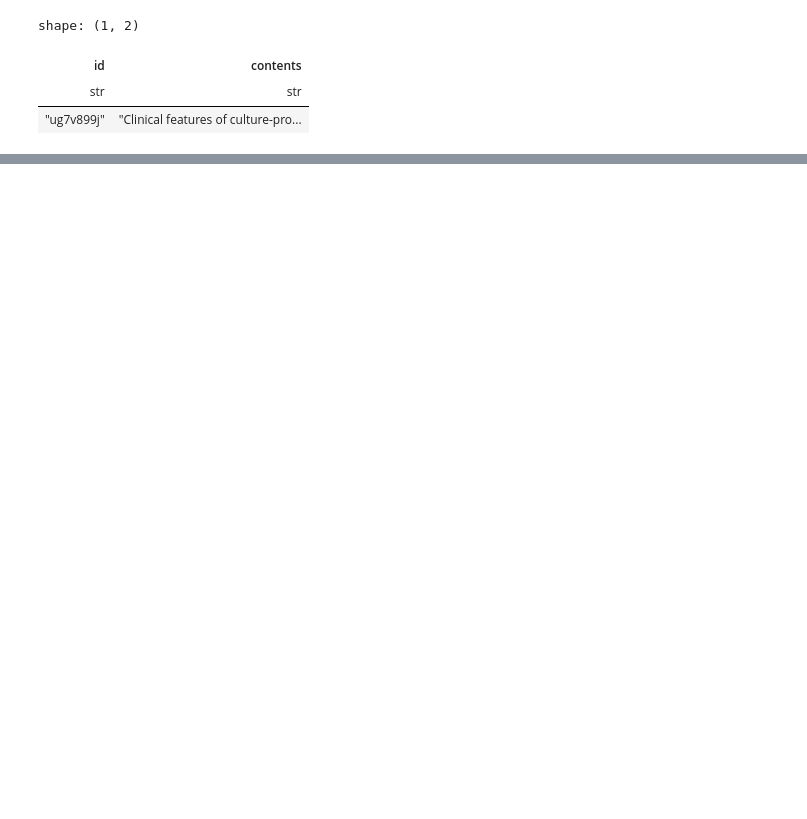
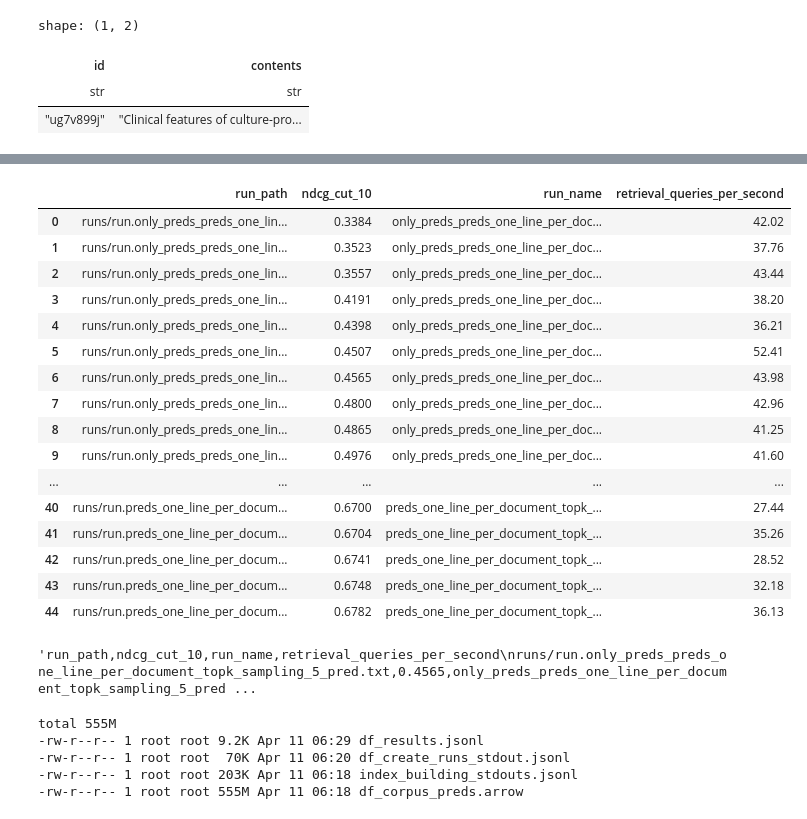
Before and after one commit to marcospiau/ia368-dd-dl4ir, a Jupyter notebook: aula05-doc2query/aula05_doc2query_indexing_eval.ipynb, the cells around one changed output, grey strips where cells are left out. Cells and saved outputs as stored; diff of their text form; code cells hidden in the pictures; blank space fills up the shorter version.

```diff
--- a/aula05-doc2query/aula05_doc2query_indexing_eval.ipynb
+++ b/aula05-doc2query/aula05_doc2query_indexing_eval.ipynb
@@ -660,0 +829,14 @@ index_build_fns = {
+# %%
+%%time
+!mkdir -pv runs/
+
+create_runs_stdouts = []
+for index_dir in tqdm(list(Path('indexes').iterdir())):
+    create_runs_stdouts.append({
+        'index_dir': index_dir.name,
+        'search_results_stdout': create_run(
+            index_dir=index_dir,
+            topics_path='trec-covid-queries_trec_format.txt',
+            results_path=Path('runs') / f'run.{index_dir.name}.txt'
+        )
+    })
@@ -660,0 +847,6 @@ index_build_fns = {
+# %%
+df_create_runs_stdout = pl.DataFrame(create_runs_stdouts)
+df_create_runs_stdout = df_create_runs_stdout.with_columns(
+    pl.col('search_results_stdout').str.extract('(.*?)~(.*?) q/s', 2)
+    .apply(float).alias('retrieval_queries_per_second'))
+df_create_runs_stdout
@@ -660,0 +894,19 @@ index_build_fns = {
+# %%
+eval_metrics_fn = functools.partial(
+    get_trec_eval_metrics,
+    '-c -m ndcg_cut.10',
+    'trec-covid-qrels_trec_format.txt'
+)
+# %%
+%%time
+df_results = pl.Series(map(str, Path('runs').iterdir())).to_frame('run_path')
+df_results = df_results.with_columns(pl.col('run_path').apply(eval_metrics_fn).alias('metrics'))
+df_results = (df_results
+              .unnest('metrics')
+              .with_columns(pl.col('ndcg_cut_10').apply(float)))
+df_results = df_results.with_columns(pl.col('run_path').str.extract('/run.(.*?).txt').alias('run_name'))
+df_results = df_results.join(
+    df_create_runs_stdout.select(pl.col('index_dir').alias('run_name'),
+                                 'retrieval_queries_per_second'),
+                             on='run_name', how='left')
+df_results
@@ -660,0 +935,33 @@ index_build_fns = {
+# %%
+df_results.sort('ndcg_cut_10').to_pandas()
+# %% [output]
+|  | run_path | ndcg_cut_10 | run_name | retrieval_queries_per_second |
+| 0 | runs/run.only_preds_preds_one_lin... | 0.3384 | only_preds_preds_one_line_per_doc... | 42.02 |
+| 1 | runs/run.only_preds_preds_one_lin... | 0.3523 | only_preds_preds_one_line_per_doc... | 37.76 |
+| 2 | runs/run.only_preds_preds_one_lin... | 0.3557 | only_preds_preds_one_line_per_doc... | 43.44 |
+| 3 | runs/run.only_preds_preds_one_lin... | 0.4191 | only_preds_preds_one_line_per_doc... | 38.20 |
+| 4 | runs/run.only_preds_preds_one_lin... | 0.4398 | only_preds_preds_one_line_per_doc... | 36.21 |
+| 5 | runs/run.only_preds_preds_one_lin... | 0.4507 | only_preds_preds_one_line_per_doc... | 52.41 |
+| 6 | runs/run.only_preds_preds_one_lin... | 0.4565 | only_preds_preds_one_line_per_doc... | 43.98 |
+| 7 | runs/run.only_preds_preds_one_lin... | 0.4800 | only_preds_preds_one_line_per_doc... | 42.96 |
+| 8 | runs/run.only_preds_preds_one_lin... | 0.4865 | only_preds_preds_one_line_per_doc... | 41.25 |
+| 9 | runs/run.only_preds_preds_one_lin... | 0.4976 | only_preds_preds_one_line_per_doc... | 41.60 |
+| ... | ... | ... | ... | ... |
+| 40 | runs/run.preds_one_line_per_docum... | 0.6700 | preds_one_line_per_document_topk_... | 27.44 |
+| 41 | runs/run.preds_one_line_per_docum... | 0.6704 | preds_one_line_per_document_topk_... | 35.26 |
+| 42 | runs/run.preds_one_line_per_docum... | 0.6741 | preds_one_line_per_document_topk_... | 28.52 |
+| 43 | runs/run.preds_one_line_per_docum... | 0.6748 | preds_one_line_per_document_topk_... | 32.18 |
+| 44 | runs/run.preds_one_line_per_docum... | 0.6782 | preds_one_line_per_document_topk_... | 36.13 |
+# %%
+df_results.write_csv()
+# %% [output]
+'run_path,ndcg_cut_10,run_name,retrieval_queries_per_second\nruns/run.only_preds_preds_one_line_per_document_topk_sampling_5_pred.txt,0.4565,only_preds_preds_one_line_per_document_topk_sampling_5_pred ...
+# %%
+df_results.write_ndjson('backup_dir/df_results.jsonl')
+!ls -lht backup_dir
+# %% [output]
+total 555M
+-rw-r--r-- 1 root root 9.2K Apr 11 06:29 df_results.jsonl
+-rw-r--r-- 1 root root  70K Apr 11 06:20 df_create_runs_stdout.jsonl
+-rw-r--r-- 1 root root 203K Apr 11 06:18 index_building_stdouts.jsonl
+-rw-r--r-- 1 root root 555M Apr 11 06:18 df_corpus_preds.arrow
```
Also changed, not shown: parts of 47 cells of this notebook.
